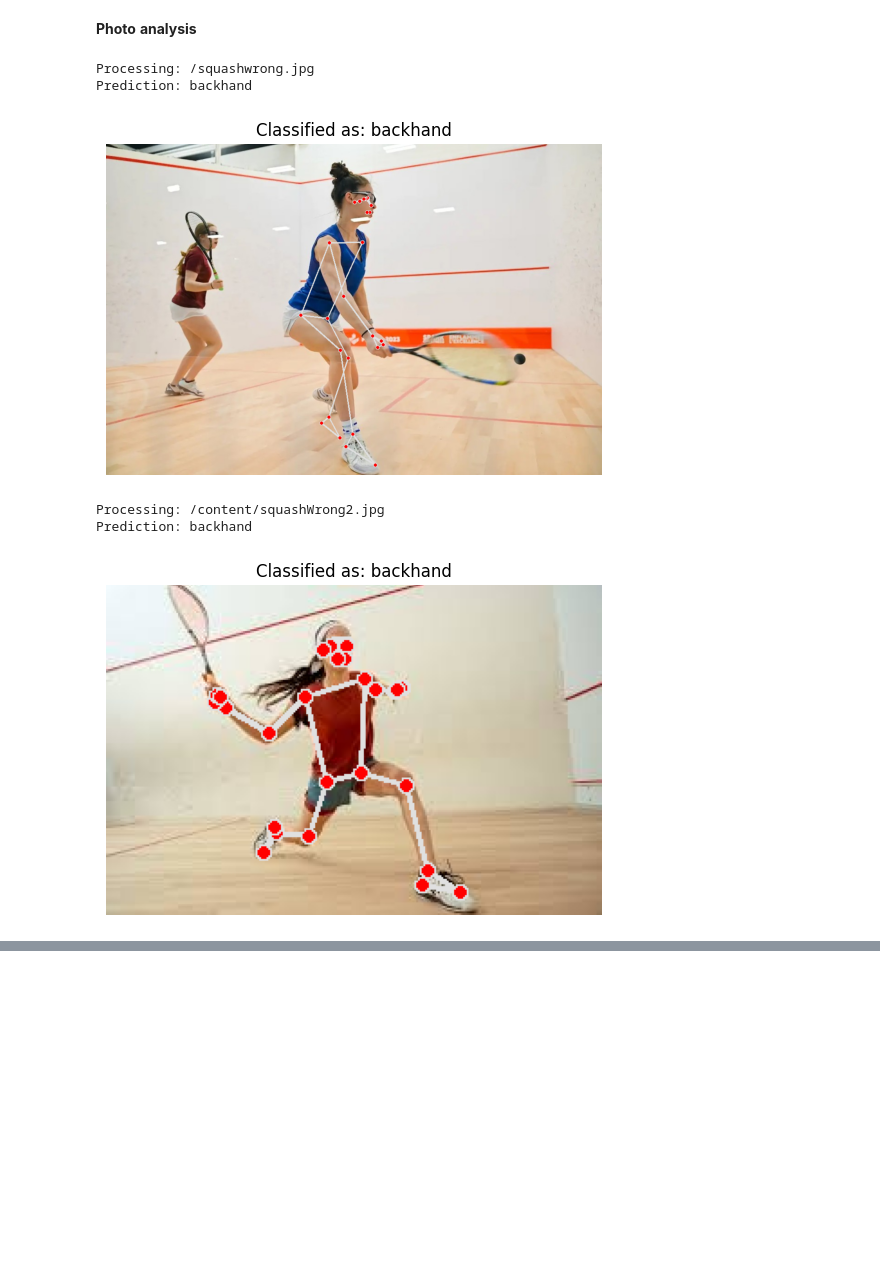
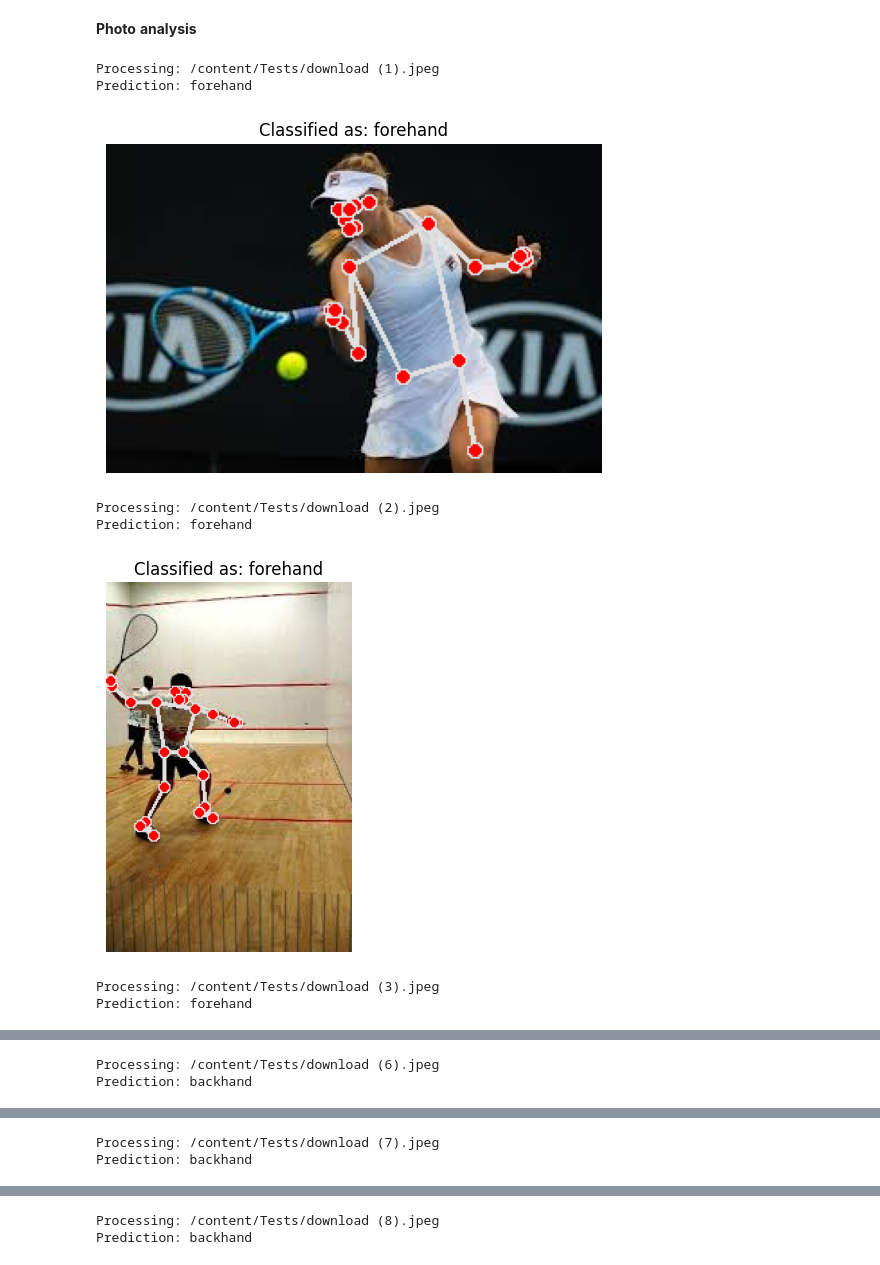
Before and after one commit to stumac2606/Shot_classification, a Jupyter notebook: TensorFlow_Tennis.ipynb, the cells around one changed output, grey strips where cells are left out. Cells and saved outputs as stored; diff of their text form; code cells hidden in the pictures; blank space fills up the shorter version.

```diff
--- a/TensorFlow_Tennis.ipynb
+++ b/TensorFlow_Tennis.ipynb
@@ -35,8 +35,8 @@ pose = mp_pose.Pose(static_image_mode=True, min_detection_confidence=0.5, model_
 mp_drawing = mp.solutions.drawing_utils
 # %%
 # Directories for forehand and backhand images
-forehand_dir = "/content/Tennis/Forehand/"
-backhand_dir = "/content/Tennis/Backhand/"
+forehand_dir = "/content/Forehand/"
+backhand_dir = "/content/Backhand/"
 # %%
 output_directory = "/content/Tennis/"
 output_file = "pose_data_with_labels.json"
@@ -99,7 +99,7 @@ from sklearn.model_selection import train_test_split
 X = []  # Feature data (pose keypoints)
 y = []  # Labels (forehand or backhand)
 
-with open("/content/Tennis/pose_data_with_labels.json", "r") as f:
+with open("/content/pose_data_with_labels.json", "r") as f:
     data = json.load(f)
 
 for entry in data:
@@ -125,5 +125,5 @@ model = tf.keras.Sequential([
 model.compile(optimizer='adam', loss='binary_crossentropy', metrics=['accuracy'])
 
 # Train the model
-model.fit(X_train, y_train, epochs=10, batch_size=32, validation_data=(X_test, y_test))
+model.fit(X_train, y_train, epochs=110, batch_size=32, validation_data=(X_test, y_test))
 # %% [output]
@@ -259,38 +256,45 @@ def classify_image(image_path):
         # Get the model's prediction
         output_data = interpreter.get_tensor(output_details[0]['index'])[0]
         prediction = "forehand" if output_data > 0.5 else "backhand"
         print(f"Prediction: {prediction}")
 
         # Draw pose landmarks on the image
         annotated_image = image.copy()
         mp_drawing.draw_landmarks(annotated_image, results.pose_landmarks, mp_pose.POSE_CONNECTIONS)
 
         # Convert BGR image to RGB for displaying
         annotated_image_rgb = cv2.cvtColor(annotated_image, cv2.COLOR_BGR2RGB)
 
         # Display the image with the pose skeleton
         plt.imshow(annotated_image_rgb)
         plt.title(f"Classified as: {prediction}")
         plt.axis('off')
         plt.show()
 
         return prediction
     else:
         print("No pose detected in the image.")
         return None
 
 # List of image paths
 image_paths = [
-    "/squashwrong.jpg",
-    "/content/squashWrong2.jpg"
+    "/content/Tests/download (1).jpeg",
+    "/content/Tests/download (2).jpeg",
+    "/content/Tests/download (3).jpeg",
+    "/content/Tests/download (6).jpeg",
+    "/content/Tests/download (7).jpeg",
+    "/content/Tests/download (8).jpeg",
+    "/content/Tests/download (9).jpeg"
 ]
 
 # Process all images
 classify_multiple_images(image_paths)
 # %% [output]
-Processing: /squashwrong.jpg
-Prediction: backhand
+Processing: /content/Tests/download (1).jpeg
+Prediction: forehand
-[figure, old version]
+[figure, new version]
-Processing: /content/squashWrong2.jpg
-Prediction: backhand
+Processing: /content/Tests/download (2).jpeg
+Prediction: forehand
-[figure, old version]
+[figure, new version]
+Processing: /content/Tests/download (3).jpeg
+Prediction: forehand
@@ -296,0 +302,2 @@ Prediction: backhand
+Processing: /content/Tests/download (6).jpeg
+Prediction: backhand
@@ -296,0 +305,2 @@ Prediction: backhand
+Processing: /content/Tests/download (7).jpeg
+Prediction: backhand
@@ -296,0 +308,2 @@ Prediction: backhand
+Processing: /content/Tests/download (8).jpeg
+Prediction: backhand
```
Also changed, not shown: parts of 4 cells of this notebook.
